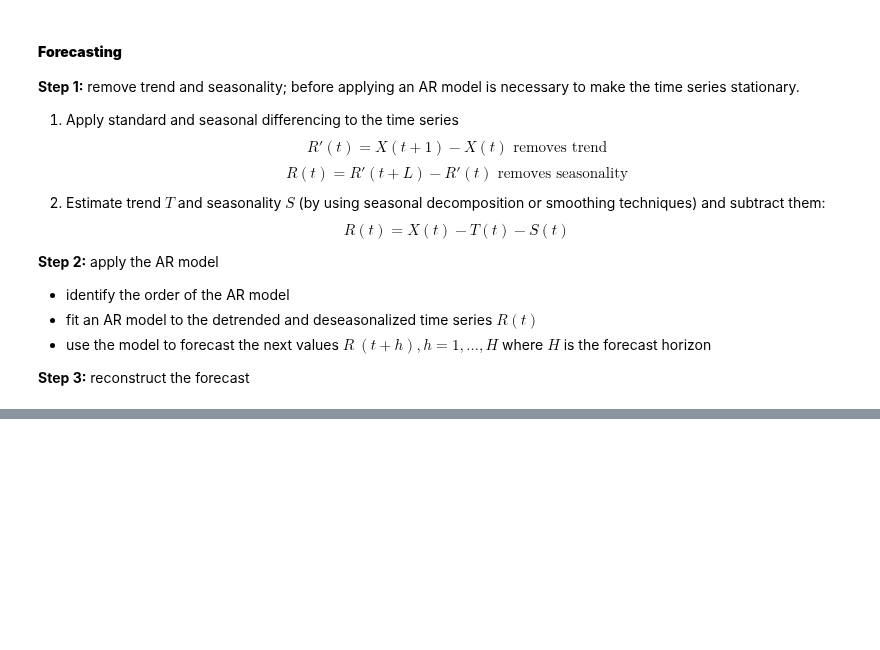
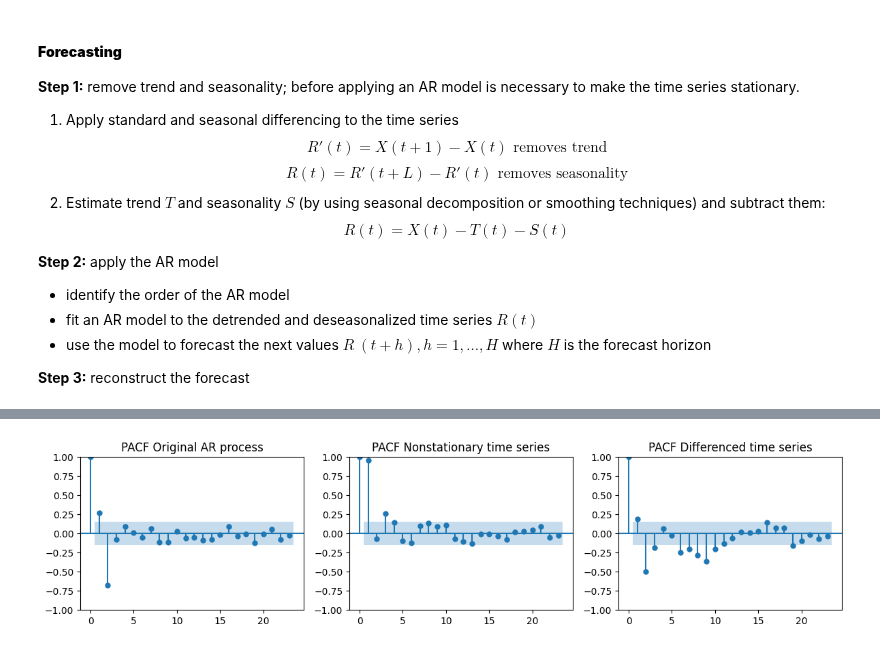
Before and after one commit to VladWero08/time-series-ad-gan, a Jupyter notebook: src/general/time-series-analysis.ipynb, the cells around one changed output, grey strips where cells are left out. Drawn from its saved outputs; the diff is of its cells as text; code cells hidden in the pictures; blank space fills up the shorter version.

```diff
--- a/src/general/time-series-analysis.ipynb
+++ b/src/general/time-series-analysis.ipynb
@@ -799,0 +826,8 @@ plt.tight_layout();
+# %%
+_, axes = plt.subplots(1, 3, figsize=(12, 3))
+plot_pacf(ar_data[:len(train_data_ar)], ax=axes[0], title="PACF Original AR process")
+plot_pacf(train_data_ar, ax=axes[1], title="PACF Nonstationary time series")
+plot_pacf(diff_ar, ax=axes[2], title="PACF Differenced time series")
+plt.tight_layout();
+# %% [output]
+[figure, added]
```
Also changed, not shown: parts of 72 cells of this notebook.
